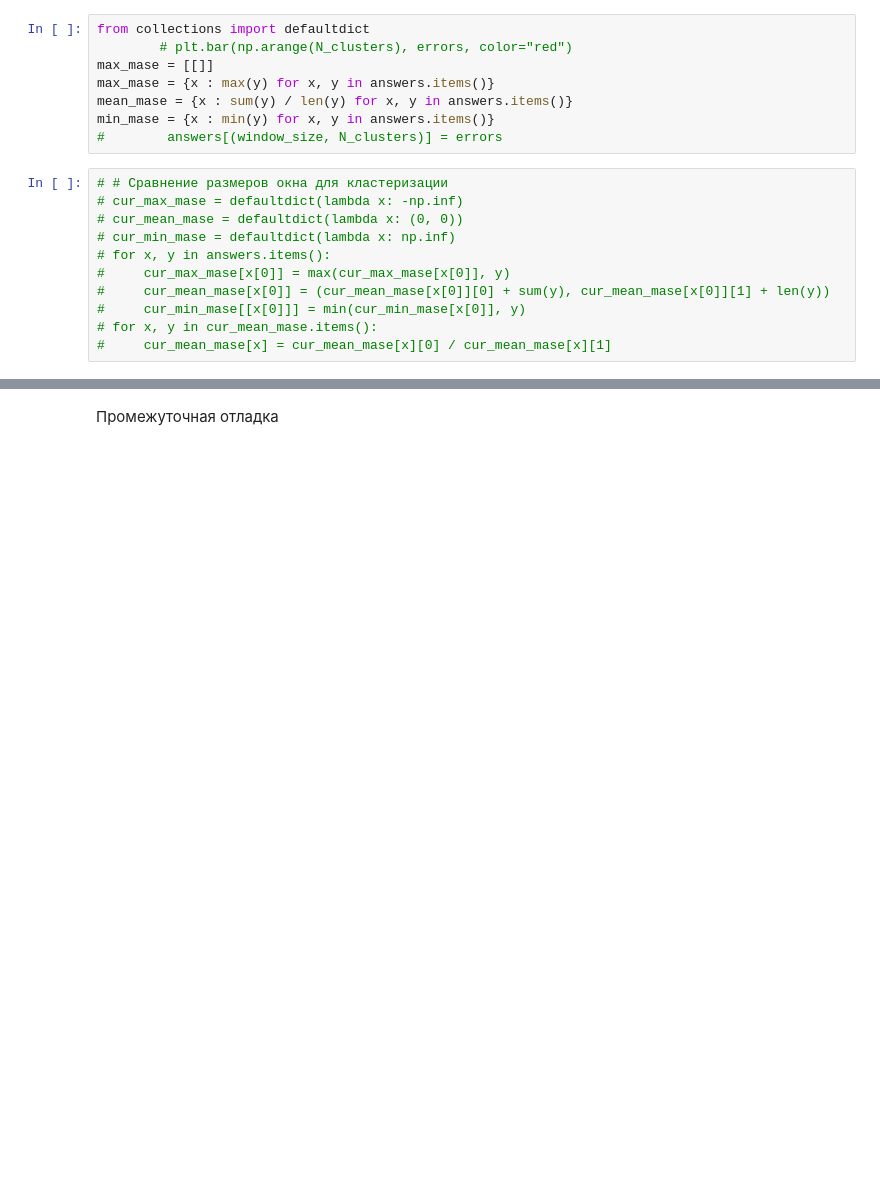
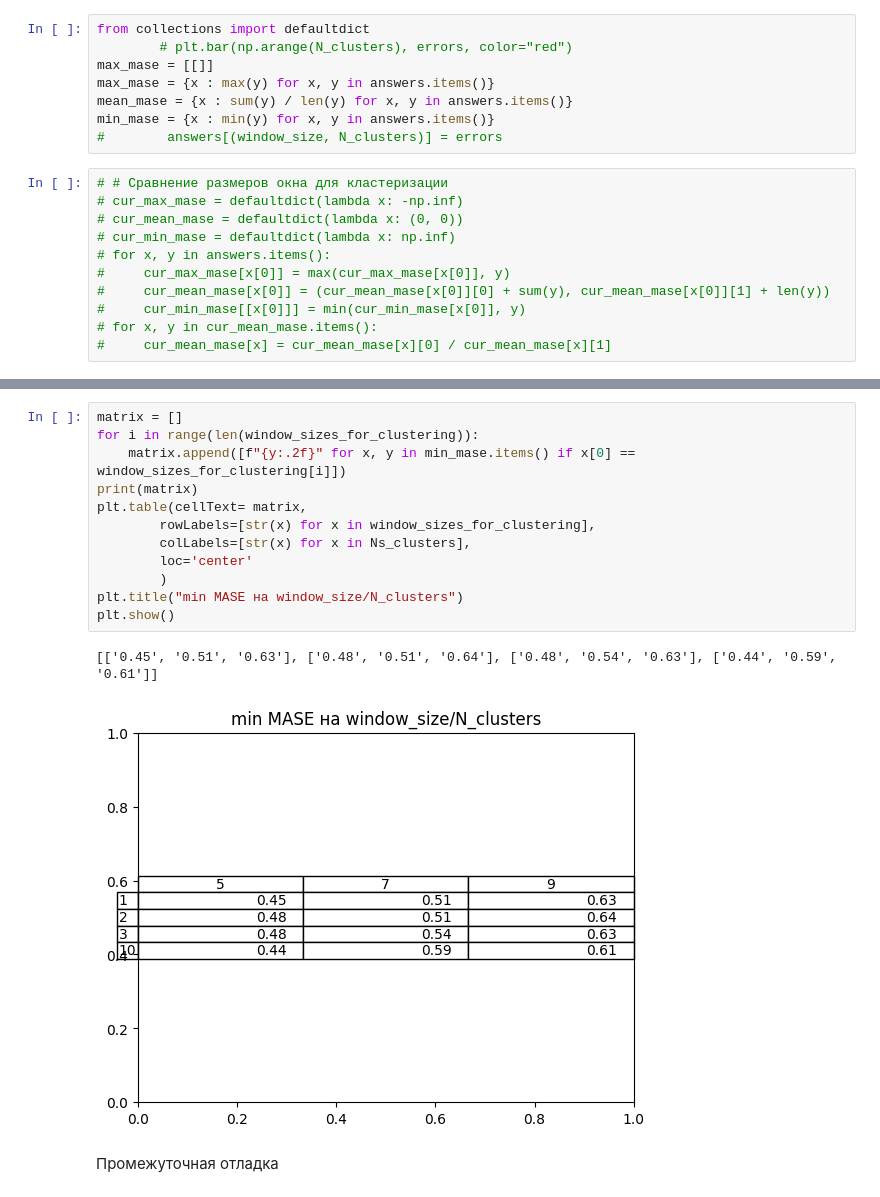
Before and after one commit to VeryLittleAnna/time_series, a Jupyter notebook: notebook.ipynb, the cells around one changed output, grey strips where cells are left out. Saved outputs shown, nothing was run; the diff lists cells and outputs as text; blank space fills up the shorter version.

```diff
--- a/notebook.ipynb
+++ b/notebook.ipynb
@@ -209,3 +267,18 @@ the_table = plt.table(cellText= [[f"{x:.2f}" for x in errors]],
+# %%
+matrix = []
+for i in range(len(window_sizes_for_clustering)):
+    matrix.append([f"{y:.2f}" for x, y in min_mase.items() if x[0] == window_sizes_for_clustering[i]])
+print(matrix)
+plt.table(cellText= matrix,
+        rowLabels=[str(x) for x in window_sizes_for_clustering],
+        colLabels=[str(x) for x in Ns_clusters],
+        loc='center'
+        )
+plt.title("min MASE на window_size/N_clusters")
+plt.show()
+# %% [output]
+[['0.45', '0.51', '0.63'], ['0.48', '0.51', '0.64'], ['0.48', '0.54', '0.63'], ['0.44', '0.59', '0.61']]
+[figure, added]
 # %% [markdown]
 Промежуточная отладка
 # %%
```
Also changed, not shown: parts of 15 cells of this notebook, 14 other files.
